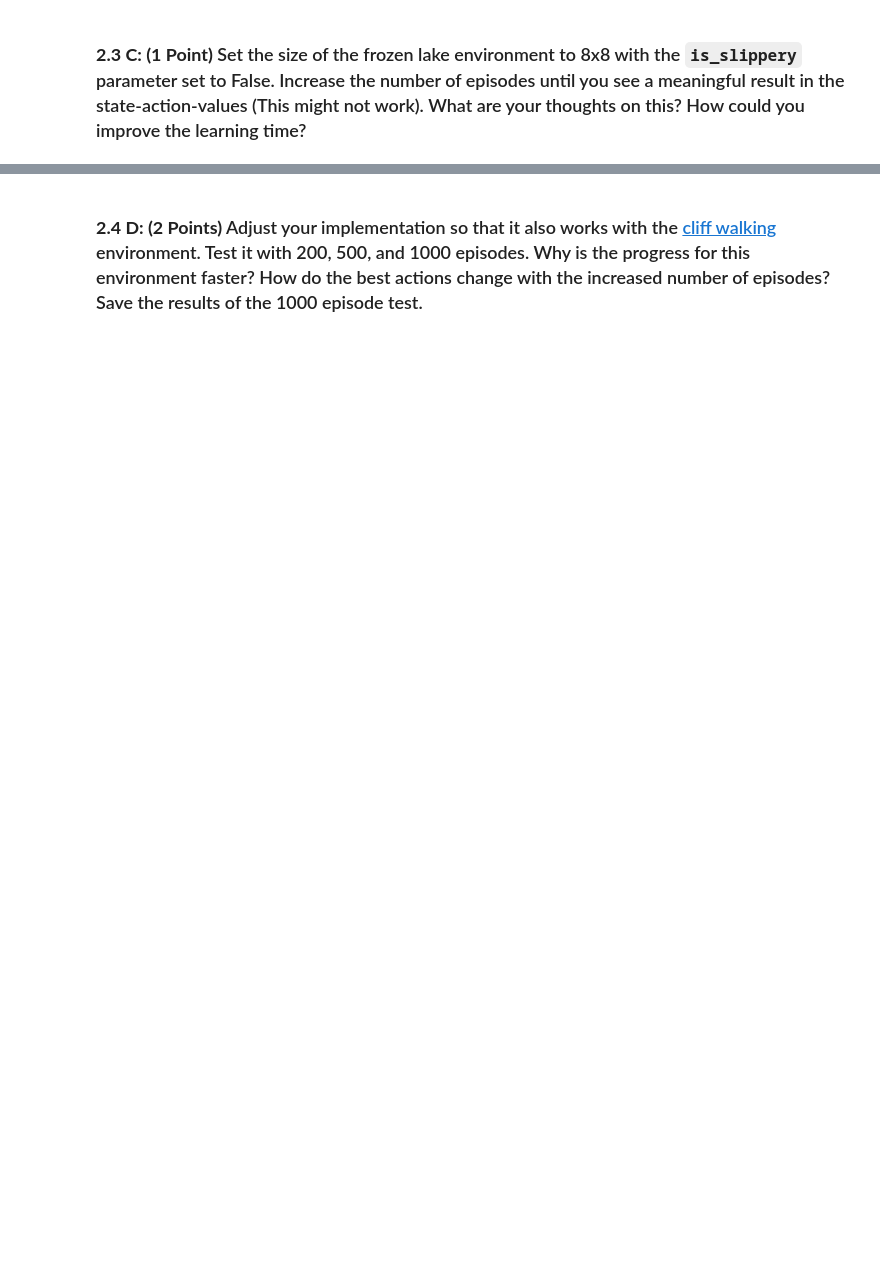
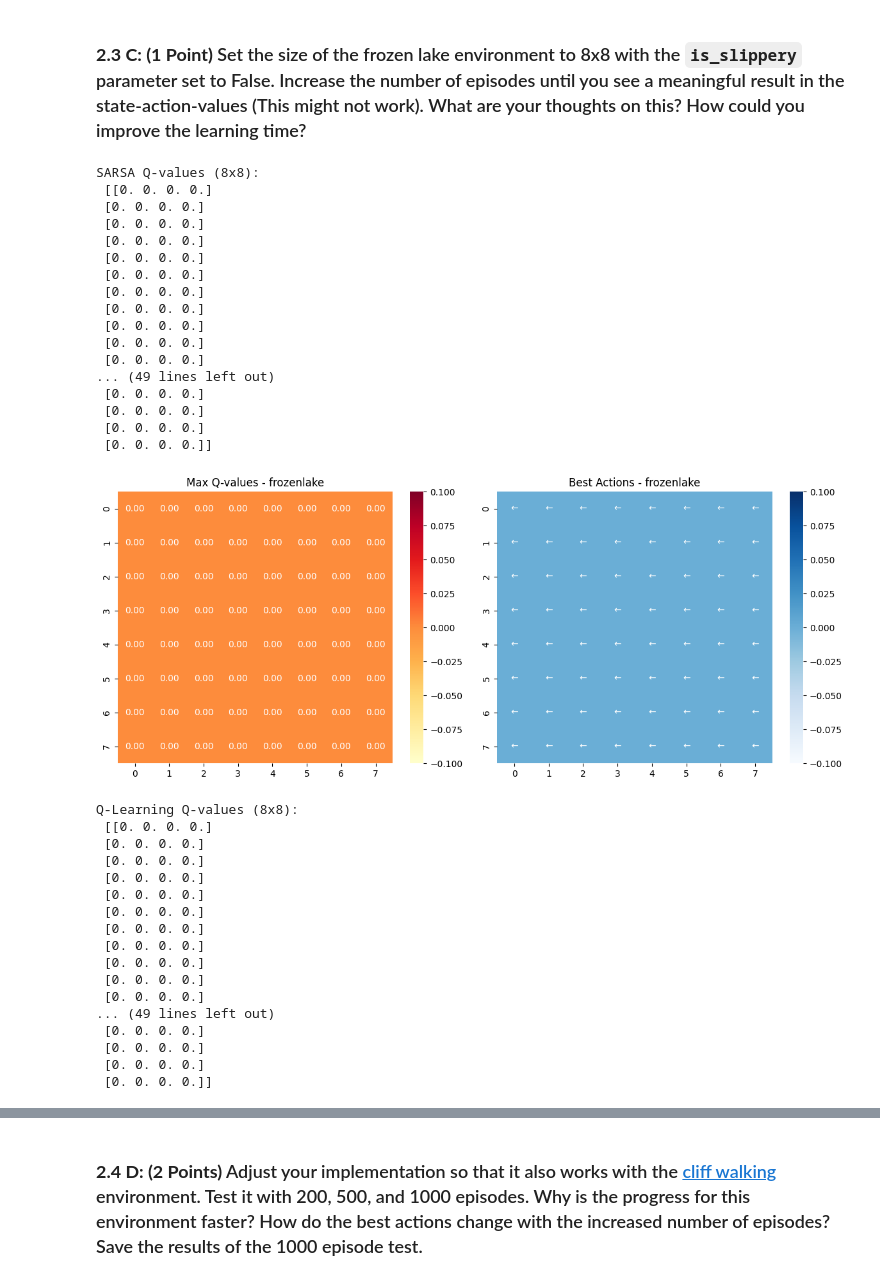
Before and after one commit to muhahsan0626/Reinforcement-Learning, a Jupyter notebook: Assignment_2/ex02_materials/ex02 materials/ex02.ipynb, the cells around one changed output, grey strips where cells are left out. Drawn from its saved outputs; the diff is of its cells as text; code cells hidden in the pictures; blank space fills up the shorter version.

```diff
--- a/Assignment_2/ex02_materials/ex02 materials/ex02.ipynb
+++ b/Assignment_2/ex02_materials/ex02 materials/ex02.ipynb
@@ -429,0 +694,59 @@ env.close()
+# %%
+env_8x8 = gym.make('FrozenLake-v1', render_mode="rgb_array", desc=None, map_name="8x8", is_slippery=False)
+learner_8x8 = TDLearning(env_8x8)
+
+# Train with more episodes
+sarsa_q_values_8x8, _ = learner_8x8.learning(10000, "SARSA", alpha=0.1, gamma=0.95, init_value=0.0, epsilon=0.8, epsilon_decay=0.9995)
+print("SARSA Q-values (8x8):\n", sarsa_q_values_8x8)
+learner_8x8.plot_q_values_map((8, 8))
+
+# Train with Q-Learning
+learner_8x8_2 = TDLearning(env_8x8)
+qlearning_q_values_8x8, _ = learner_8x8_2.learning(10000, "WatkinsQ", alpha=0.1, gamma=0.95, init_value=0.0, epsilon=0.8, epsilon_decay=0.9995)
+print("\nQ-Learning Q-values (8x8):\n", qlearning_q_values_8x8)
+learner_8x8_2.plot_q_values_map((8, 8))
+
+# Save 8x8 results
+sarsa_8x8_df = pd.DataFrame(sarsa_q_values_8x8)
+sarsa_8x8_df.to_csv("frozenlake_8x8_sarsa_10000episodes.csv", index=True)
+
+qlearning_8x8_df = pd.DataFrame(qlearning_q_values_8x8)
+qlearning_8x8_df.to_csv("frozenlake_8x8_qlearning_10000episodes.csv", index=True)
+
+env_8x8.close()
+# %% [output]
+SARSA Q-values (8x8):
+ [[0. 0. 0. 0.]
+ [0. 0. 0. 0.]
+ [0. 0. 0. 0.]
+ [0. 0. 0. 0.]
+ [0. 0. 0. 0.]
+ [0. 0. 0. 0.]
+ [0. 0. 0. 0.]
+ [0. 0. 0. 0.]
+ [0. 0. 0. 0.]
+ [0. 0. 0. 0.]
+ [0. 0. 0. 0.]
+... (49 lines left out)
+ [0. 0. 0. 0.]
+ [0. 0. 0. 0.]
+ [0. 0. 0. 0.]
+ [0. 0. 0. 0.]]
+[figure, added]
+Q-Learning Q-values (8x8):
+ [[0. 0. 0. 0.]
+ [0. 0. 0. 0.]
+ [0. 0. 0. 0.]
+ [0. 0. 0. 0.]
+ [0. 0. 0. 0.]
+ [0. 0. 0. 0.]
+ [0. 0. 0. 0.]
+ [0. 0. 0. 0.]
+ [0. 0. 0. 0.]
+ [0. 0. 0. 0.]
+ [0. 0. 0. 0.]
+... (49 lines left out)
+ [0. 0. 0. 0.]
+ [0. 0. 0. 0.]
+ [0. 0. 0. 0.]
+ [0. 0. 0. 0.]]
```
Also changed, not shown: parts of 12 cells of this notebook, 8 other files.
